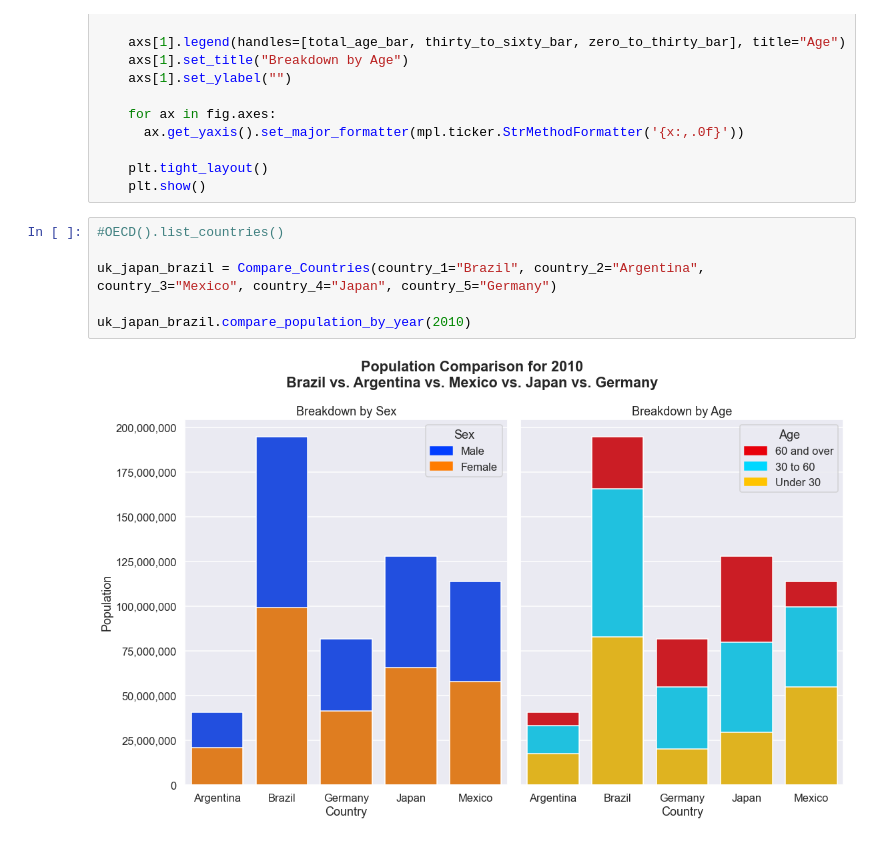
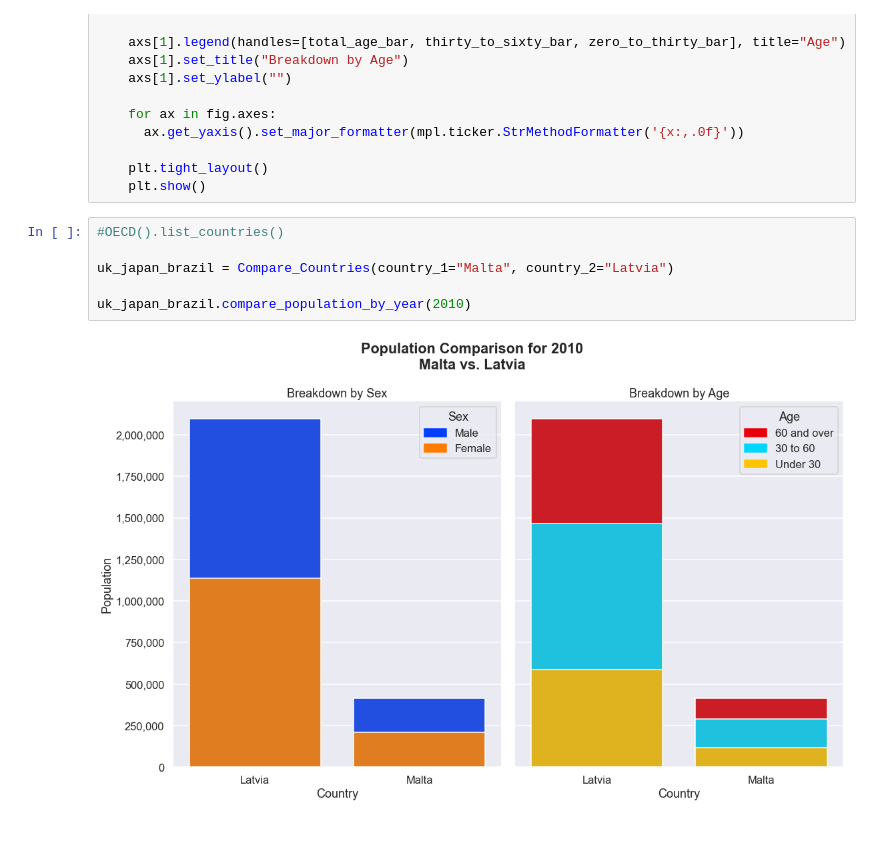
Before and after one commit to cmstorrsfox/portfolio_project, a Jupyter notebook: python_and_r/oop_project/countries_oop.ipynb, the cells around one changed output. Saved outputs shown, nothing was run; the diff lists cells and outputs as text.

Commit message:
working for 2 countries too

```diff
--- a/python_and_r/oop_project/countries_oop.ipynb
+++ b/python_and_r/oop_project/countries_oop.ipynb
@@ -313,8 +313,8 @@ class Compare_Countries():
 # %%
 #OECD().list_countries()
 
-uk_japan_brazil = Compare_Countries(country_1="Brazil", country_2="Argentina", country_3="Mexico", country_4="Japan", country_5="Germany")
+uk_japan_brazil = Compare_Countries(country_1="Malta", country_2="Latvia")
 
 uk_japan_brazil.compare_population_by_year(2010)
 # %% [output]
-[figure, old version]
+[figure, new version]
```
